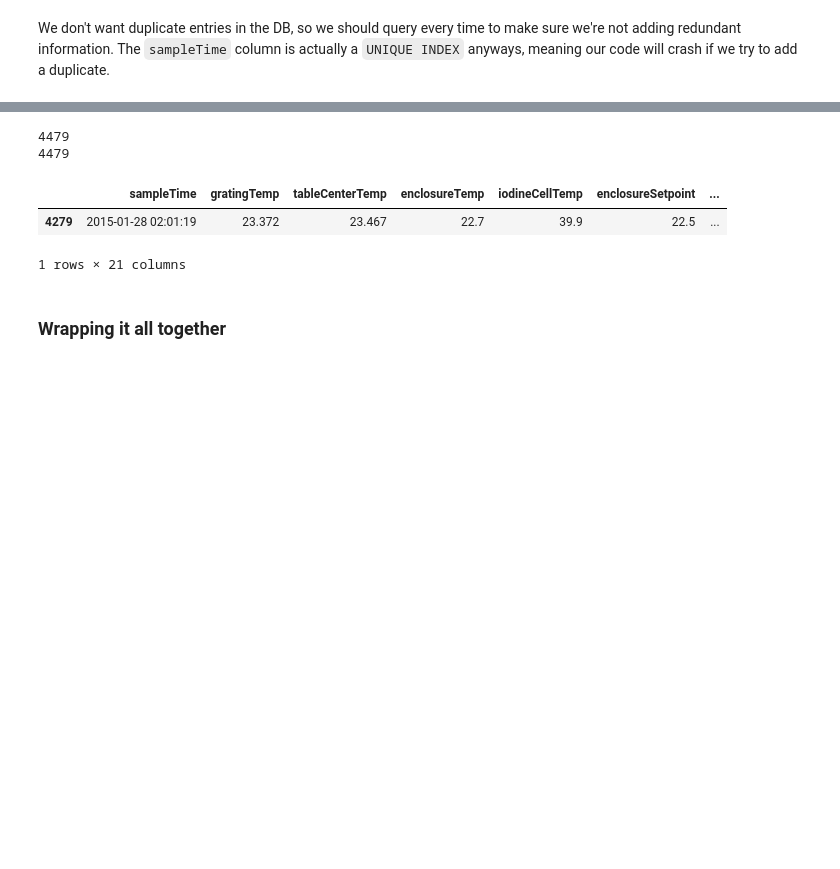
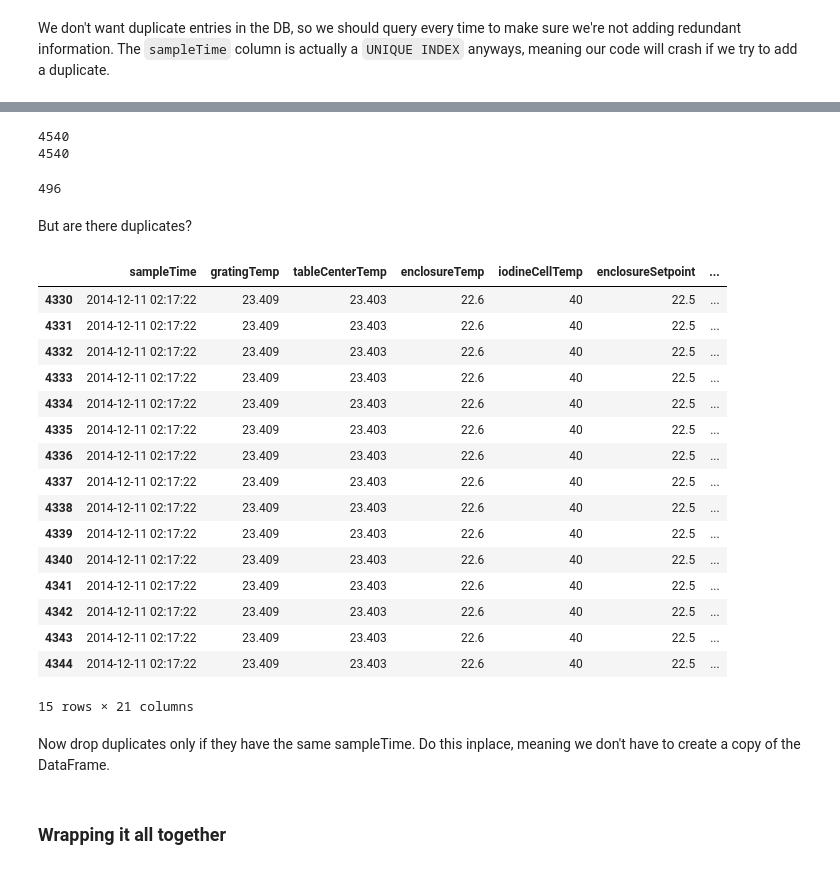
Before and after one commit to mattgiguere/chirondb, a Jupyter notebook: parseTPs.ipynb, the cells around one changed output, grey strips where cells are left out. Cells and saved outputs as stored; diff of their text form; code cells hidden in the pictures; blank space fills up the shorter version.

Commit message:
drop_duplicates
from the DataFrame *before* adding to the database. There was a bug in
the 20141210 log where a line was written twice.

```diff
--- a/parseTPs.ipynb
+++ b/parseTPs.ipynb
@@ -18,7 +18,7 @@ pd.__version__
 The autoreload extension is already loaded. To reload it, use:
   %reload_ext autoreload
 # %%
-date = '150127'
+date = '141210'
 instfn = '/tous/mir7/logs/temps/insttemp/insttemp'+date+'.log'
 htfn =  '/tous/mir7/logs/temps/heater/heater'+date+'.log'
 ctfn = '/tous/mir7/logs/temps/chitemp/chitemp'+date+'.log'
@@ -125,13 +113,38 @@ print(len(df))
 print(len(df.merge(alreadyExists, how='outer', on='sampleTime')))
 df = df.merge(alreadyExists, how='outer', on='sampleTime')
 # %% [output]
-4479
-4479
+4540
+4540
 # %%
-df[(df['sampleTime'] > '2015-01-28T02:00:19') & (df['sampleTime'] < '2015-01-28T02:03:19')]
+#df[(df['sampleTime'] > '2015-01-28T02:00:19') & (df['sampleTime'] < '2015-01-28T02:03:19')]
-# %% [output]
-|  | sampleTime | gratingTemp | tableCenterTemp | enclosureTemp | iodineCellTemp | enclosureSetpoint | ... |
-| 4279 | 2015-01-28 02:01:19 | 23.372 | 23.467 | 22.7 | 39.9 | 22.5 | ... |
-1 rows × 21 columns
 # %%
 newSamps = df[pd.isnull(df['environ_id'])]
+# %%
+#should be len(df) - len(alreadyExists):
+len(newSamps)
+# %% [output]
+496
+# %% [markdown]
+But are there duplicates?
+# %%
+newSamps[newSamps.duplicated()]
+# %% [output]
+|  | sampleTime | gratingTemp | tableCenterTemp | enclosureTemp | iodineCellTemp | enclosureSetpoint | ... |
+| 4330 | 2014-12-11 02:17:22 | 23.409 | 23.403 | 22.6 | 40 | 22.5 | ... |
+| 4331 | 2014-12-11 02:17:22 | 23.409 | 23.403 | 22.6 | 40 | 22.5 | ... |
+| 4332 | 2014-12-11 02:17:22 | 23.409 | 23.403 | 22.6 | 40 | 22.5 | ... |
+| 4333 | 2014-12-11 02:17:22 | 23.409 | 23.403 | 22.6 | 40 | 22.5 | ... |
+| 4334 | 2014-12-11 02:17:22 | 23.409 | 23.403 | 22.6 | 40 | 22.5 | ... |
+| 4335 | 2014-12-11 02:17:22 | 23.409 | 23.403 | 22.6 | 40 | 22.5 | ... |
+| 4336 | 2014-12-11 02:17:22 | 23.409 | 23.403 | 22.6 | 40 | 22.5 | ... |
+| 4337 | 2014-12-11 02:17:22 | 23.409 | 23.403 | 22.6 | 40 | 22.5 | ... |
+| 4338 | 2014-12-11 02:17:22 | 23.409 | 23.403 | 22.6 | 40 | 22.5 | ... |
+| 4339 | 2014-12-11 02:17:22 | 23.409 | 23.403 | 22.6 | 40 | 22.5 | ... |
+| 4340 | 2014-12-11 02:17:22 | 23.409 | 23.403 | 22.6 | 40 | 22.5 | ... |
+| 4341 | 2014-12-11 02:17:22 | 23.409 | 23.403 | 22.6 | 40 | 22.5 | ... |
+| 4342 | 2014-12-11 02:17:22 | 23.409 | 23.403 | 22.6 | 40 | 22.5 | ... |
+| 4343 | 2014-12-11 02:17:22 | 23.409 | 23.403 | 22.6 | 40 | 22.5 | ... |
+| 4344 | 2014-12-11 02:17:22 | 23.409 | 23.403 | 22.6 | 40 | 22.5 | ... |
+15 rows × 21 columns
+# %% [markdown]
+Now drop duplicates only if they have the same sampleTime. Do this inplace, meaning we don't have to create a copy of the DataFrame.
```
Also changed, not shown: parts of 7 cells of this notebook, 1 other file.
